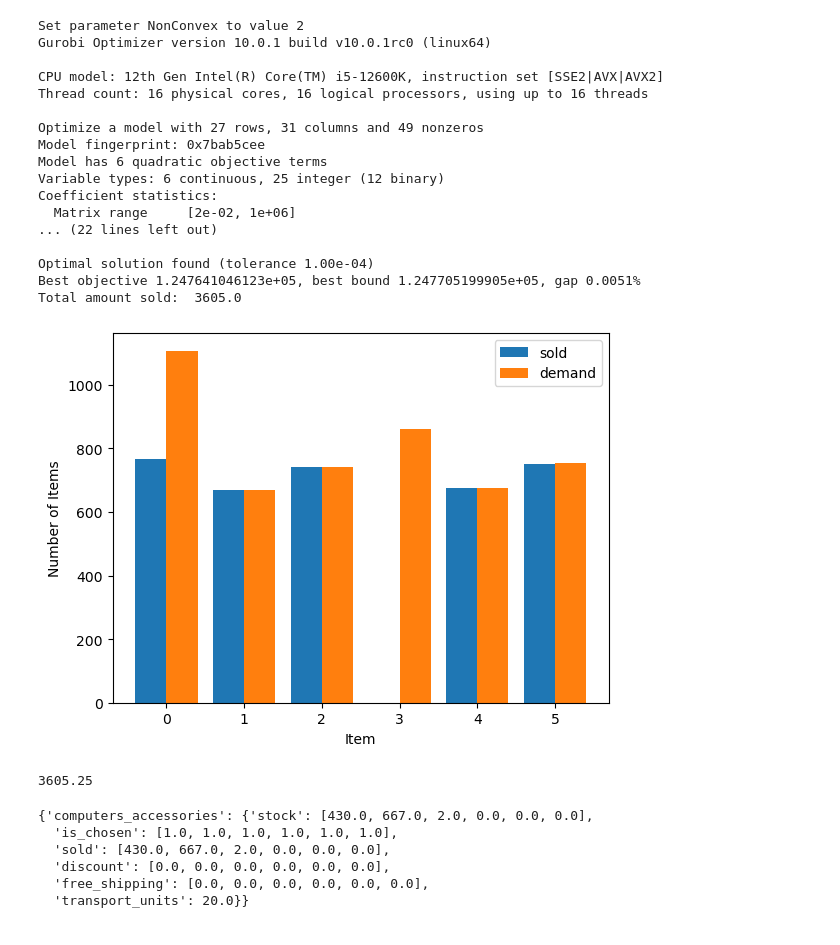
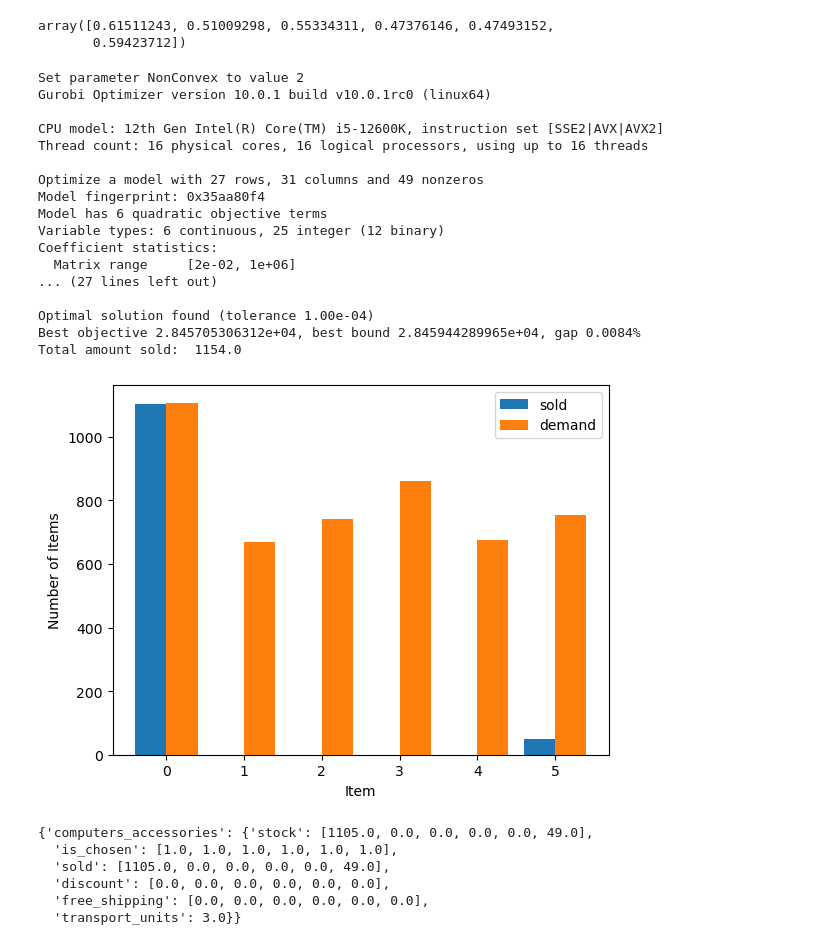
Before and after one commit to owowouwu/optimisation-ass-2, a Jupyter notebook: model_with_shipping_tobuy.ipynb, the cells around one changed output. Cells and saved outputs as stored; diff of their text form; code cells hidden in the pictures.

```diff
--- a/model_with_shipping_tobuy.ipynb
+++ b/model_with_shipping_tobuy.ipynb
@@ -21,7 +21,7 @@ table = table_min.merge(table_sum, on=index,how='left')
 table
 
 # Selling & Buying & Rating & Probability of buying
-product_category = ['health_beauty']
+product_category = ['computers_accessories']
 
 selling = {}
 for category in product_category:
@@ -30,7 +30,7 @@ for category in product_category:
 # we set the margin as a uniform %
 buying = {}
 for category in product_category:
-    buying[category] = selling[category] * np.random.uniform(0.6,0.7)
+    buying[category] = selling[category] * np.random.uniform(0.6,0.7, size = len(selling[category]))
 
 
 rating = {}
@@ -52,8 +52,8 @@ for category in product_category:
     softmax[category] = (np.exp(-selling[category]*(MAX_RATING - rating[category]) / 100)
               / np.sum(np.exp(-selling[category]*(MAX_RATING - rating[category])/100)))
 
-prop_customers = softmax['health_beauty']
-max_customers = n_customers['health_beauty'] *prop_customers
+prop_customers = softmax['computers_accessories']
+max_customers = n_customers['computers_accessories'] *prop_customers
 
 print("Buying prices ", buying)
 print("RRP ", selling)
@@ -187,53 +171,54 @@ def run_model():
         data[category]['transport_units'] = transport_multiplier[category].X
 
     return m,data
+# %%
+( selling['computers_accessories']- buying['computers_accessories'] ) / buying['computers_accessories']
+# %% [output]
+array([0.61511243, 0.51009298, 0.55334311, 0.47376146, 0.47493152,
+       0.59423712])
 # %%
-BUDGET = 1e6
+BUDGET = 5e4
 
 # inventory for each category, we will set this to be a proportion of the number of customers
 INVENTORY_SPACE = n_customers['computers_accessories'] * 0.75
 
 BULK_PURCHASE_COST = 1e2
 BULK_WEIGHT = 1e4
 m,data = run_model()
 # the budget
 
 sold_items = data['computers_accessories']['sold']
 plt.bar(np.arange(6) - 0.2, sold_items, 0.4, label = 'sold')
 plt.bar(np.arange(6) + 0.2, max_customers, 0.4, label = 'demand')
 plt.legend()
 plt.xlabel("Item")
 plt.ylabel("Number of Items")
 print("Total amount sold: ", np.sum(sold_items))
 # %% [output]
 Set parameter NonConvex to value 2
 Gurobi Optimizer version 10.0.1 build v10.0.1rc0 (linux64)
 
 CPU model: 12th Gen Intel(R) Core(TM) i5-12600K, instruction set [SSE2|AVX|AVX2]
 Thread count: 16 physical cores, 16 logical processors, using up to 16 threads
 
 Optimize a model with 27 rows, 31 columns and 49 nonzeros
-Model fingerprint: 0x7bab5cee
+Model fingerprint: 0x35aa80f4
 Model has 6 quadratic objective terms
 Variable types: 6 continuous, 25 integer (12 binary)
 Coefficient statistics:
   Matrix range     [2e-02, 1e+06]
-... (22 lines left out)
+... (27 lines left out)
 
 Optimal solution found (tolerance 1.00e-04)
-Best objective 1.247641046123e+05, best bound 1.247705199905e+05, gap 0.0051%
-Total amount sold:  3605.0
+Best objective 2.845705306312e+04, best bound 2.845944289965e+04, gap 0.0084%
+Total amount sold:  1154.0
-[figure, old version]
+[figure, new version]
-# %%
-INVENTORY_SPACE
-# %% [output]
-3605.25
 # %%
 data
 # %% [output]
-{'computers_accessories': {'stock': [430.0, 667.0, 2.0, 0.0, 0.0, 0.0],
+{'computers_accessories': {'stock': [1105.0, 0.0, 0.0, 0.0, 0.0, 49.0],
   'is_chosen': [1.0, 1.0, 1.0, 1.0, 1.0, 1.0],
-  'sold': [430.0, 667.0, 2.0, 0.0, 0.0, 0.0],
+  'sold': [1105.0, 0.0, 0.0, 0.0, 0.0, 49.0],
   'discount': [0.0, 0.0, 0.0, 0.0, 0.0, 0.0],
   'free_shipping': [0.0, 0.0, 0.0, 0.0, 0.0, 0.0],
-  'transport_units': 20.0}}
+  'transport_units': 3.0}}
```
Also changed, not shown: parts of 3 cells of this notebook, 2 other files.
